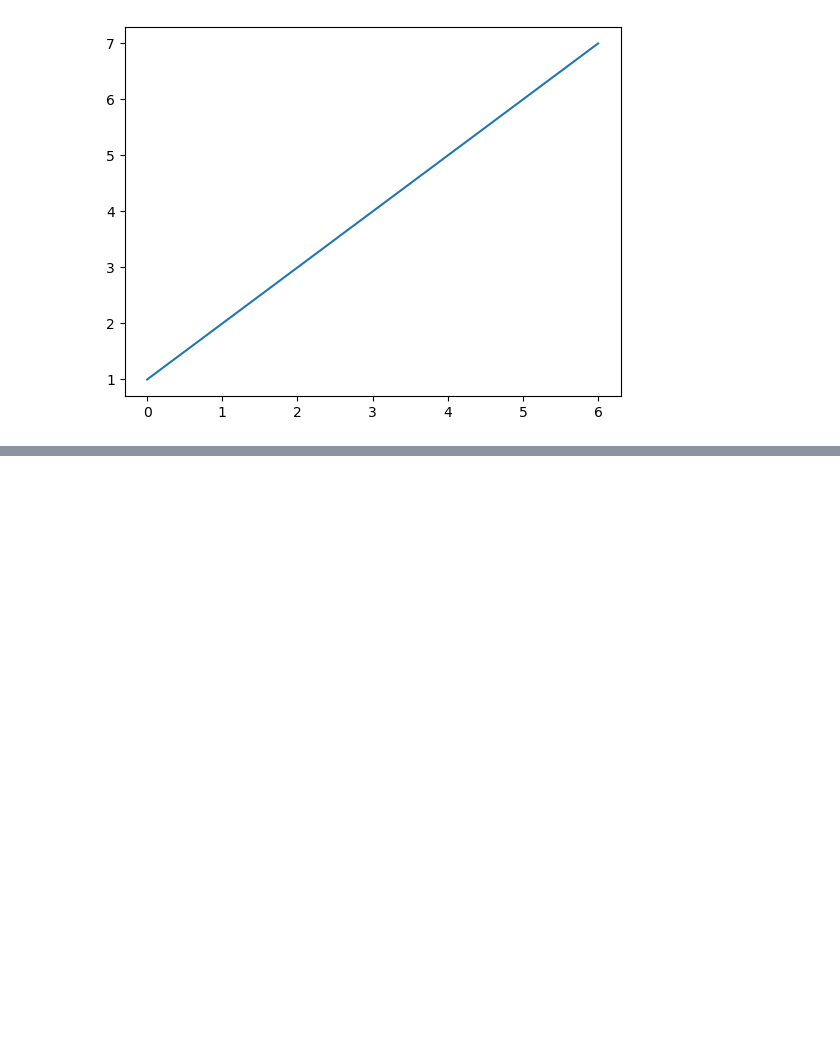
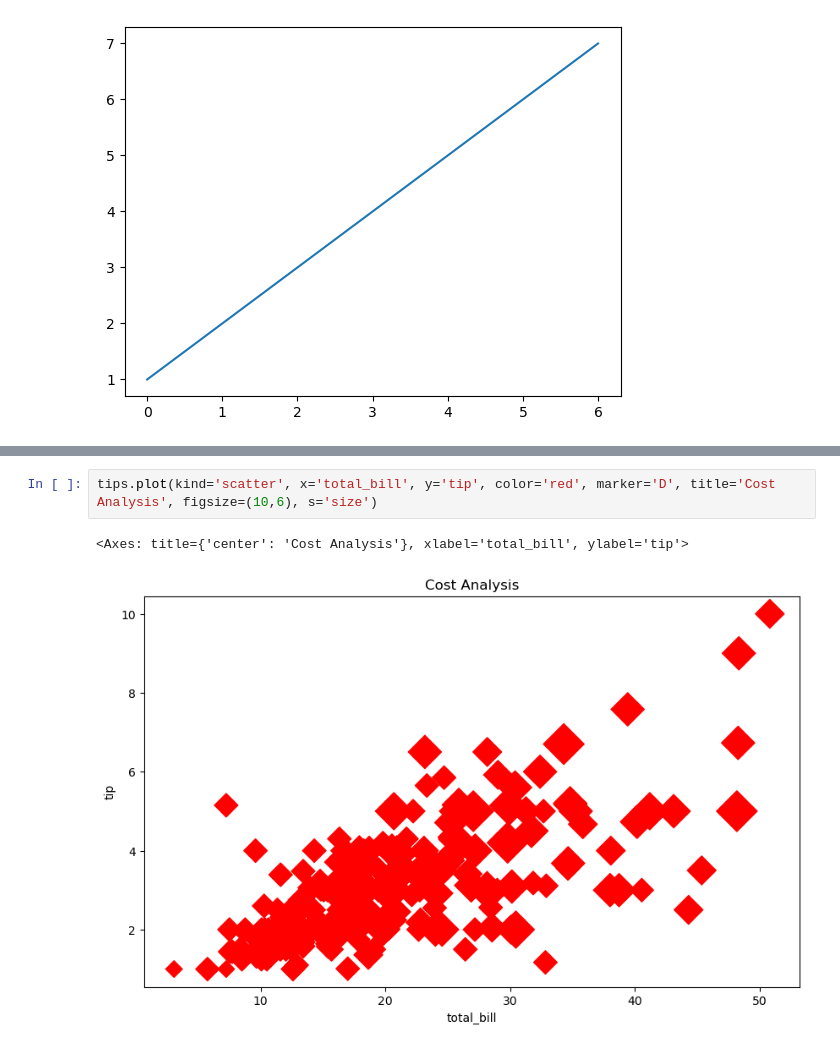
Before and after one commit to shubhammgits/Python-DS-AIML, a Jupyter notebook: MATPLOTLIB/advanced.ipynb, the cells around one changed output, grey strips where cells are left out. Drawn from its saved outputs; the diff is of its cells as text; blank space fills up the shorter version.

```diff
--- a/MATPLOTLIB/advanced.ipynb
+++ b/MATPLOTLIB/advanced.ipynb
@@ -401,0 +403,5 @@ tips.head()
+# %%
+tips.plot(kind='scatter', x='total_bill', y='tip', color='red', marker='D', title='Cost Analysis', figsize=(10,6), s='size')
+# %% [output]
+<Axes: title={'center': 'Cost Analysis'}, xlabel='total_bill', ylabel='tip'>
+[figure, added]
```
Also changed, not shown: parts of 1 cell of this notebook.
